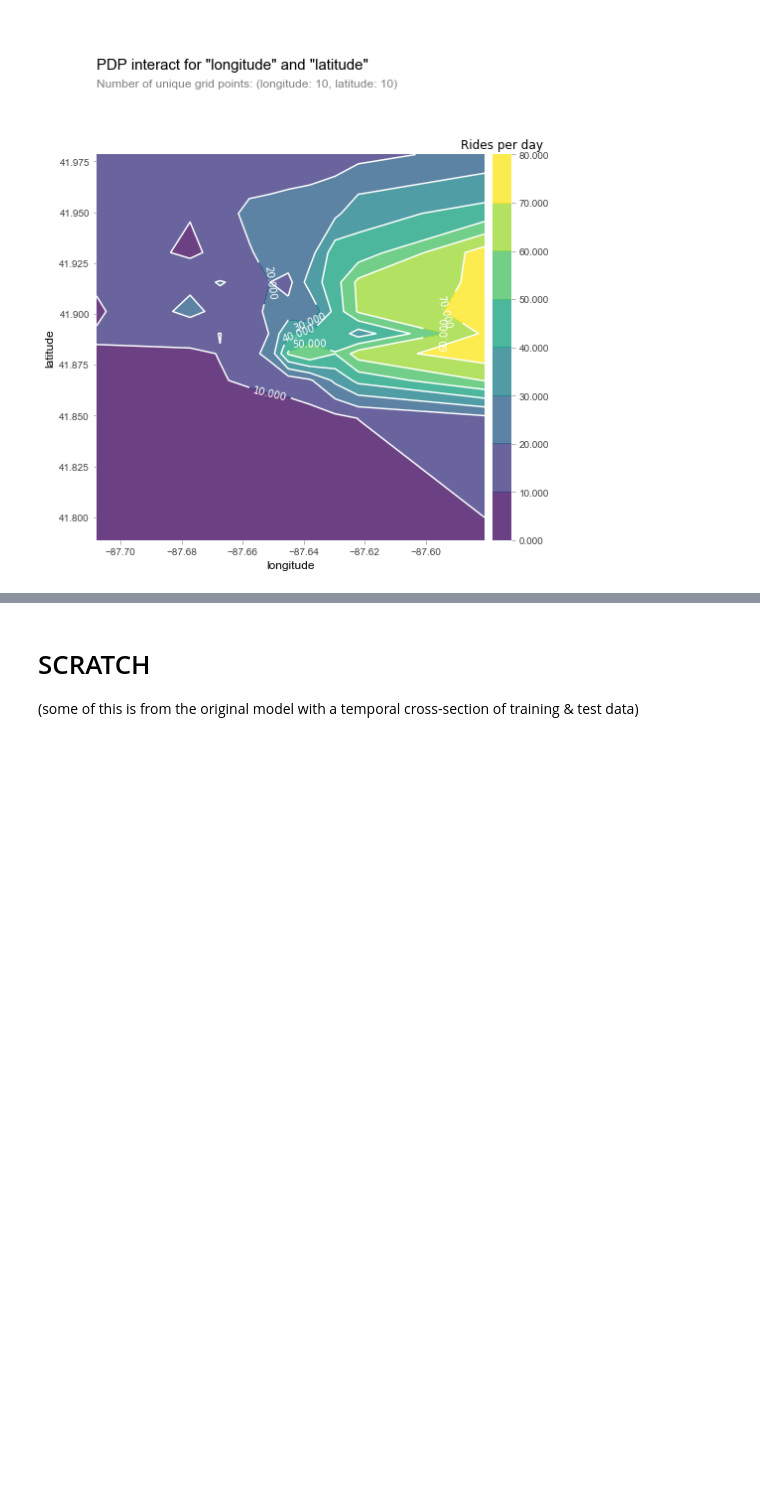
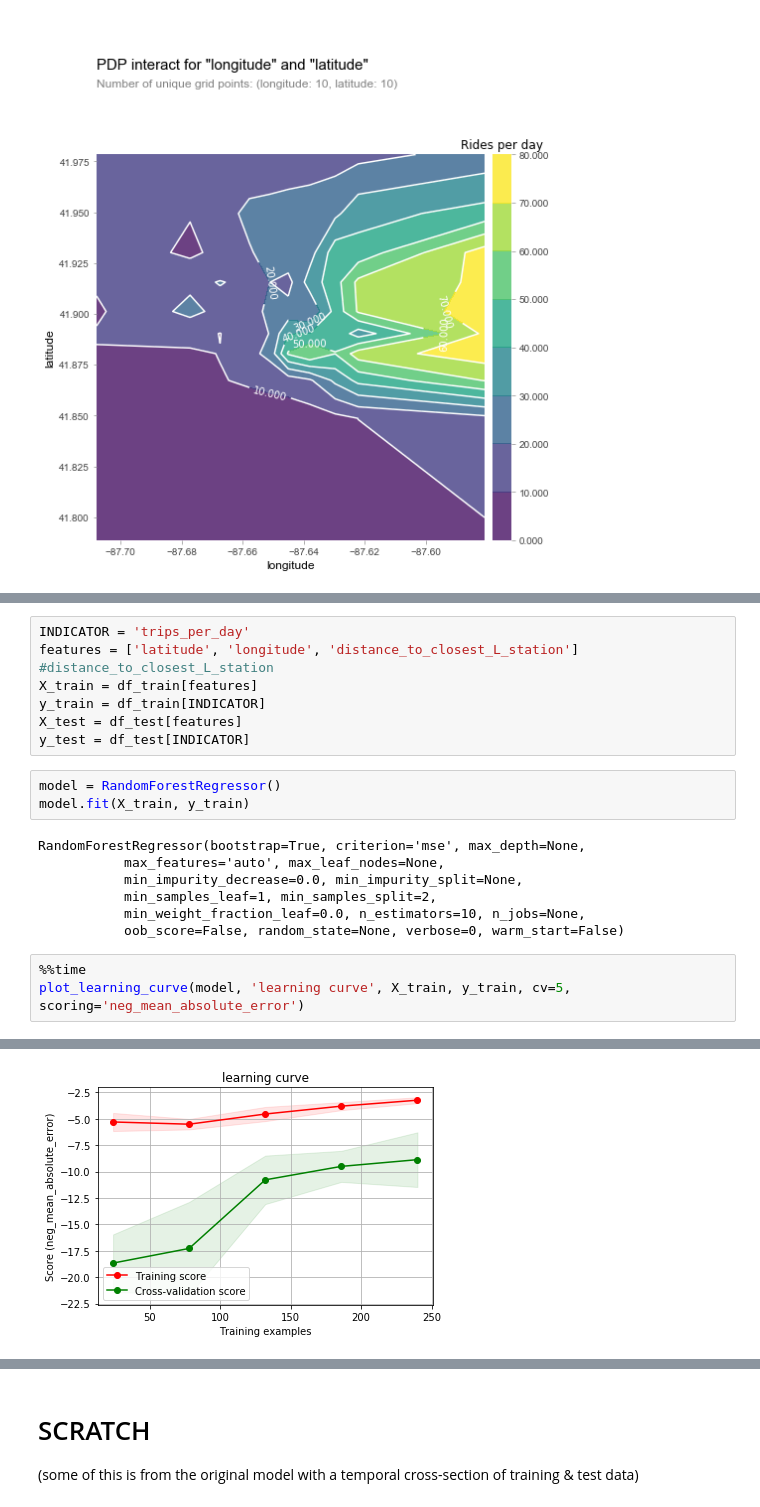
Before and after one commit to zwrankin/chicago_bicycle_share, a Jupyter notebook: notebooks/2018_10_27_divvy_predict_station_usage.ipynb, the cells around one changed output, grey strips where cells are left out. Drawn from its saved outputs; the diff is of its cells as text; blank space fills up the shorter version.

```diff
--- a/notebooks/2018_10_27_divvy_predict_station_usage.ipynb
+++ b/notebooks/2018_10_27_divvy_predict_station_usage.ipynb
@@ -257,0 +320,21 @@ map_stations(stations)
+# %%
+INDICATOR = 'trips_per_day'
+features = ['latitude', 'longitude', 'distance_to_closest_L_station'] #distance_to_closest_L_station
+X_train = df_train[features]
+y_train = df_train[INDICATOR]
+X_test = df_test[features]
+y_test = df_test[INDICATOR]
+# %%
+model = RandomForestRegressor()
+model.fit(X_train, y_train)
+# %% [output]
+RandomForestRegressor(bootstrap=True, criterion='mse', max_depth=None,
+           max_features='auto', max_leaf_nodes=None,
+           min_impurity_decrease=0.0, min_impurity_split=None,
+           min_samples_leaf=1, min_samples_split=2,
+           min_weight_fraction_leaf=0.0, n_estimators=10, n_jobs=None,
+           oob_score=False, random_state=None, verbose=0, warm_start=False)
+# %%
+%%time
+plot_learning_curve(model, 'learning curve', X_train, y_train, cv=5, scoring='neg_mean_absolute_error')
+# %% [output]
@@ -257,0 +343 @@ map_stations(stations)
+[figure, added]
```
Also changed, not shown: parts of 33 cells of this notebook, 7 other files.
